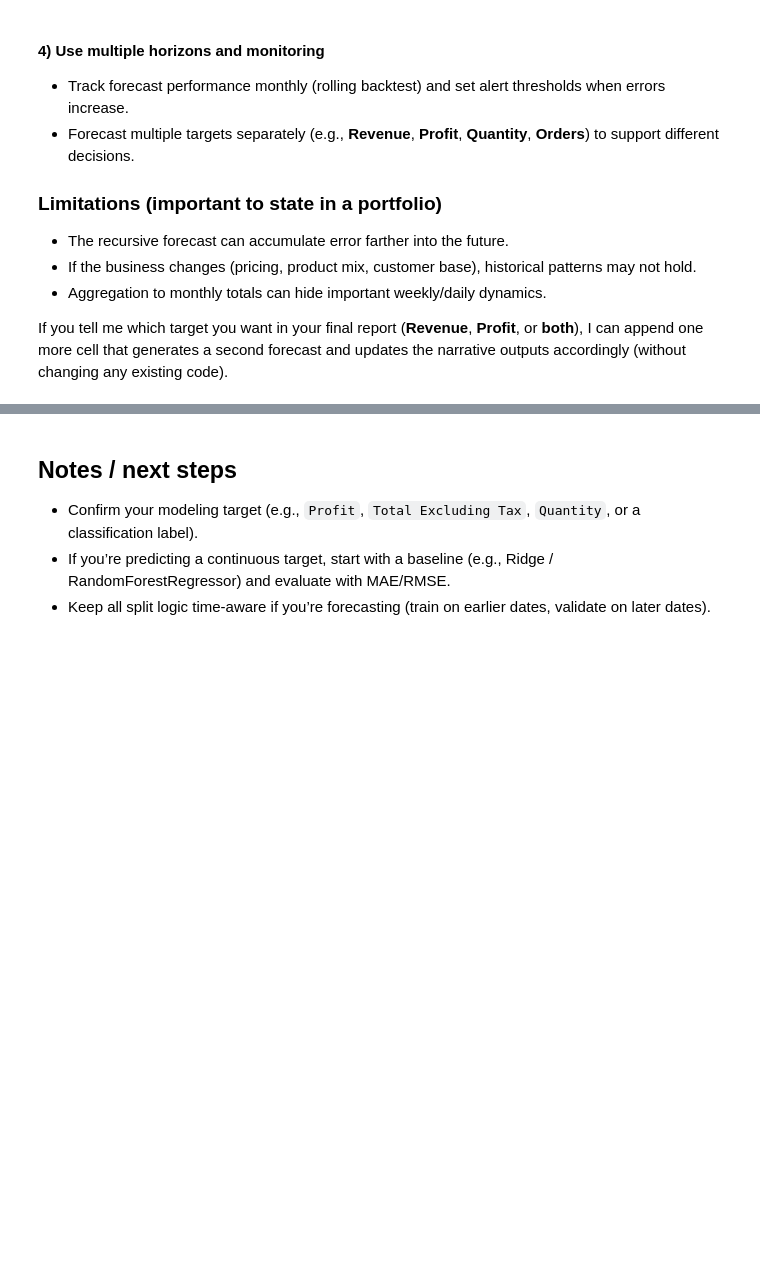
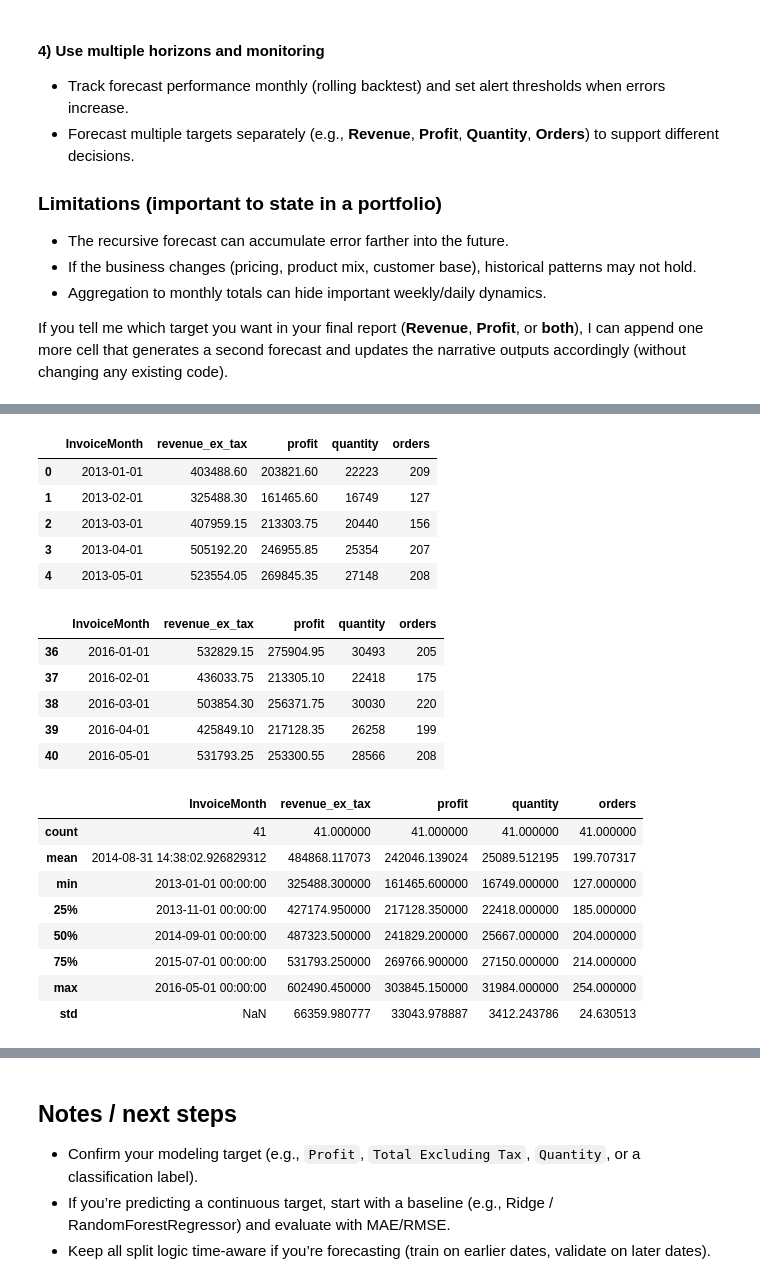
Before and after one commit to Aylinkup/WWI-Data-Analysis, a Jupyter notebook: WWI_Analysis.ipynb, the cells around one changed output, grey strips where cells are left out. Drawn from its saved outputs; the diff is of its cells as text; code cells hidden in the pictures; blank space fills up the shorter version.

```diff
--- a/WWI_Analysis.ipynb
+++ b/WWI_Analysis.ipynb
@@ -1613,0 +1624,51 @@ If you tell me which target you want in your final report (**Revenue**, **Profit
+# %%
+# 12.1 Build a multi-target monthly dataset
+
+if 'sales_enriched' not in globals():
+    raise NameError('sales_enriched is not defined. Run the join/enrichment cells above first.')
+
+date_col = 'Invoice Date Key'
+if date_col not in sales_enriched.columns:
+    raise ValueError(f"Expected '{date_col}' in sales_enriched")
+
+tmp = sales_enriched.copy()
+
+tmp['InvoiceMonth'] = tmp[date_col].dt.to_period('M').dt.to_timestamp()
+
+# Multi-target monthly aggregation
+monthly_multi = tmp.groupby('InvoiceMonth', as_index=False).agg(
+    revenue_ex_tax=('Total Excluding Tax', 'sum'),
+    profit=('Profit', 'sum'),
+    quantity=('Quantity', 'sum'),
+    orders=('WWI Invoice ID', pd.Series.nunique),
+)
+
+monthly_multi = monthly_multi.sort_values('InvoiceMonth').reset_index(drop=True)
+
+TARGETS = ['revenue_ex_tax', 'profit', 'quantity', 'orders']
+
+display(monthly_multi.head())
+display(monthly_multi.tail())
+monthly_multi.describe(include='all')
+# %% [output]
+|  | InvoiceMonth | revenue_ex_tax | profit | quantity | orders |
+| 0 | 2013-01-01 | 403488.60 | 203821.60 | 22223 | 209 |
+| 1 | 2013-02-01 | 325488.30 | 161465.60 | 16749 | 127 |
+| 2 | 2013-03-01 | 407959.15 | 213303.75 | 20440 | 156 |
+| 3 | 2013-04-01 | 505192.20 | 246955.85 | 25354 | 207 |
+| 4 | 2013-05-01 | 523554.05 | 269845.35 | 27148 | 208 |
+|  | InvoiceMonth | revenue_ex_tax | profit | quantity | orders |
+| 36 | 2016-01-01 | 532829.15 | 275904.95 | 30493 | 205 |
+| 37 | 2016-02-01 | 436033.75 | 213305.10 | 22418 | 175 |
+| 38 | 2016-03-01 | 503854.30 | 256371.75 | 30030 | 220 |
+| 39 | 2016-04-01 | 425849.10 | 217128.35 | 26258 | 199 |
+| 40 | 2016-05-01 | 531793.25 | 253300.55 | 28566 | 208 |
+|  | InvoiceMonth | revenue_ex_tax | profit | quantity | orders |
+| count | 41 | 41.000000 | 41.000000 | 41.000000 | 41.000000 |
+| mean | 2014-08-31 14:38:02.926829312 | 484868.117073 | 242046.139024 | 25089.512195 | 199.707317 |
+| min | 2013-01-01 00:00:00 | 325488.300000 | 161465.600000 | 16749.000000 | 127.000000 |
+| 25% | 2013-11-01 00:00:00 | 427174.950000 | 217128.350000 | 22418.000000 | 185.000000 |
+| 50% | 2014-09-01 00:00:00 | 487323.500000 | 241829.200000 | 25667.000000 | 204.000000 |
+| 75% | 2015-07-01 00:00:00 | 531793.250000 | 269766.900000 | 27150.000000 | 214.000000 |
+| max | 2016-05-01 00:00:00 | 602490.450000 | 303845.150000 | 31984.000000 | 254.000000 |
+| std | NaN | 66359.980777 | 33043.978887 | 3412.243786 | 24.630513 |
```
Also changed, not shown: parts of 11 cells of this notebook.
